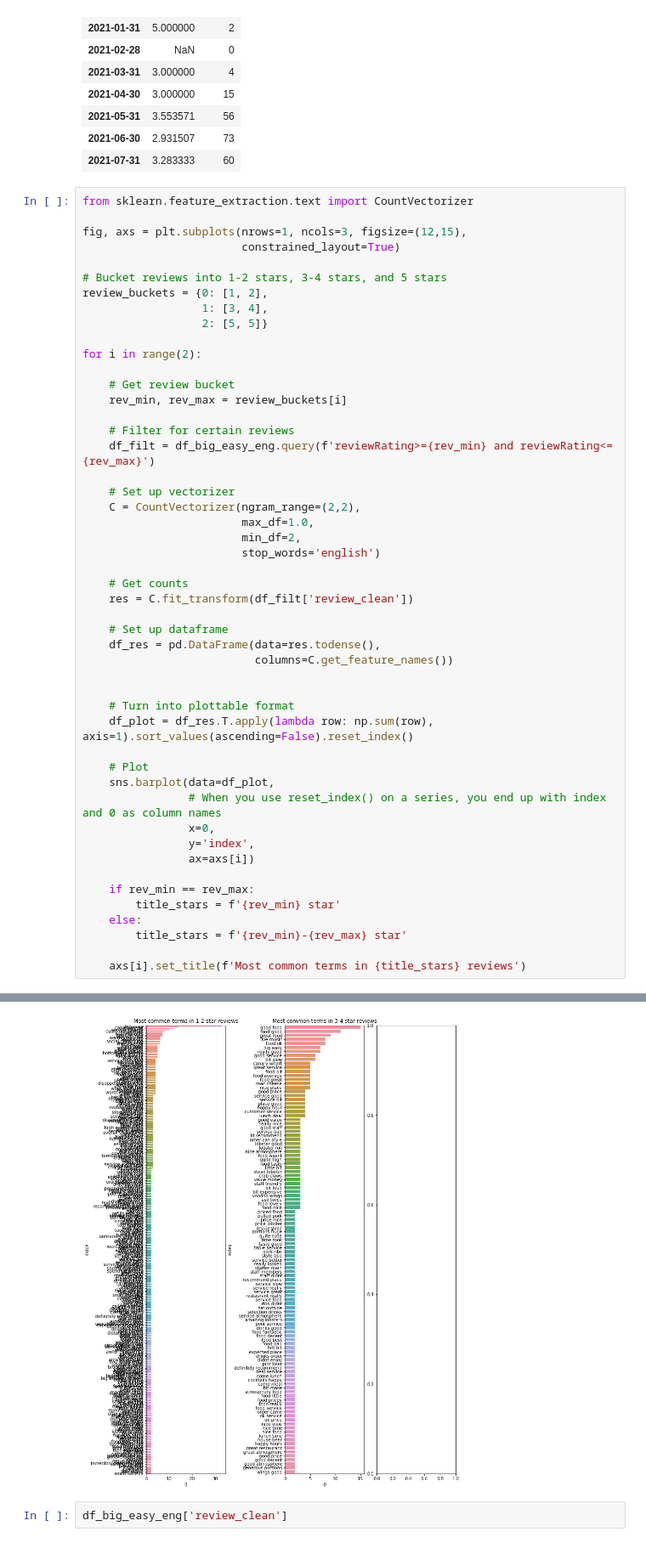
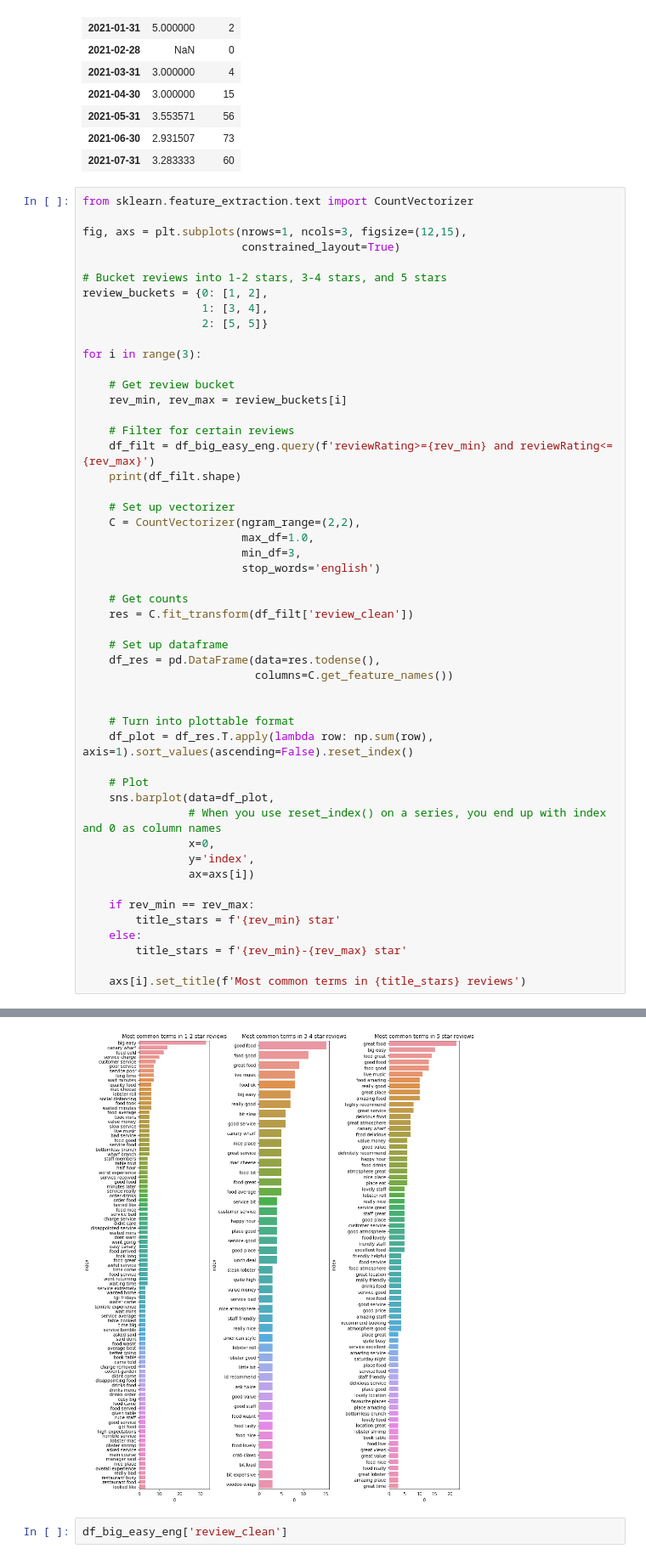
Before and after one commit to jack-cook-repo/reviews-tool, a Jupyter notebook: Big Easy CW Reviews.ipynb, the cells around one changed output, grey strips where cells are left out. Shown: that part at 85% size. Cells and saved outputs as stored; diff of their text form.

```diff
--- a/Big Easy CW Reviews.ipynb
+++ b/Big Easy CW Reviews.ipynb
@@ -251,18 +251,19 @@ review_buckets = {0: [1, 2],
                   1: [3, 4],
                   2: [5, 5]}
 
-for i in range(2):
+for i in range(3):
 
     # Get review bucket
     rev_min, rev_max = review_buckets[i]
 
     # Filter for certain reviews
     df_filt = df_big_easy_eng.query(f'reviewRating>={rev_min} and reviewRating<={rev_max}')
+    print(df_filt.shape)
 
     # Set up vectorizer
     C = CountVectorizer(ngram_range=(2,2),
                         max_df=1.0,
-                        min_df=2,
+                        min_df=3,
                         stop_words='english')
 
     # Get counts
@@ -293,4 +297,4 @@ for i in range(2):
-[figure, old version]
+[figure, new version]
 # %%
 df_big_easy_eng['review_clean']
 # %% [output]
```
Also changed, not shown: parts of 1 cell of this notebook, 4 other files.
